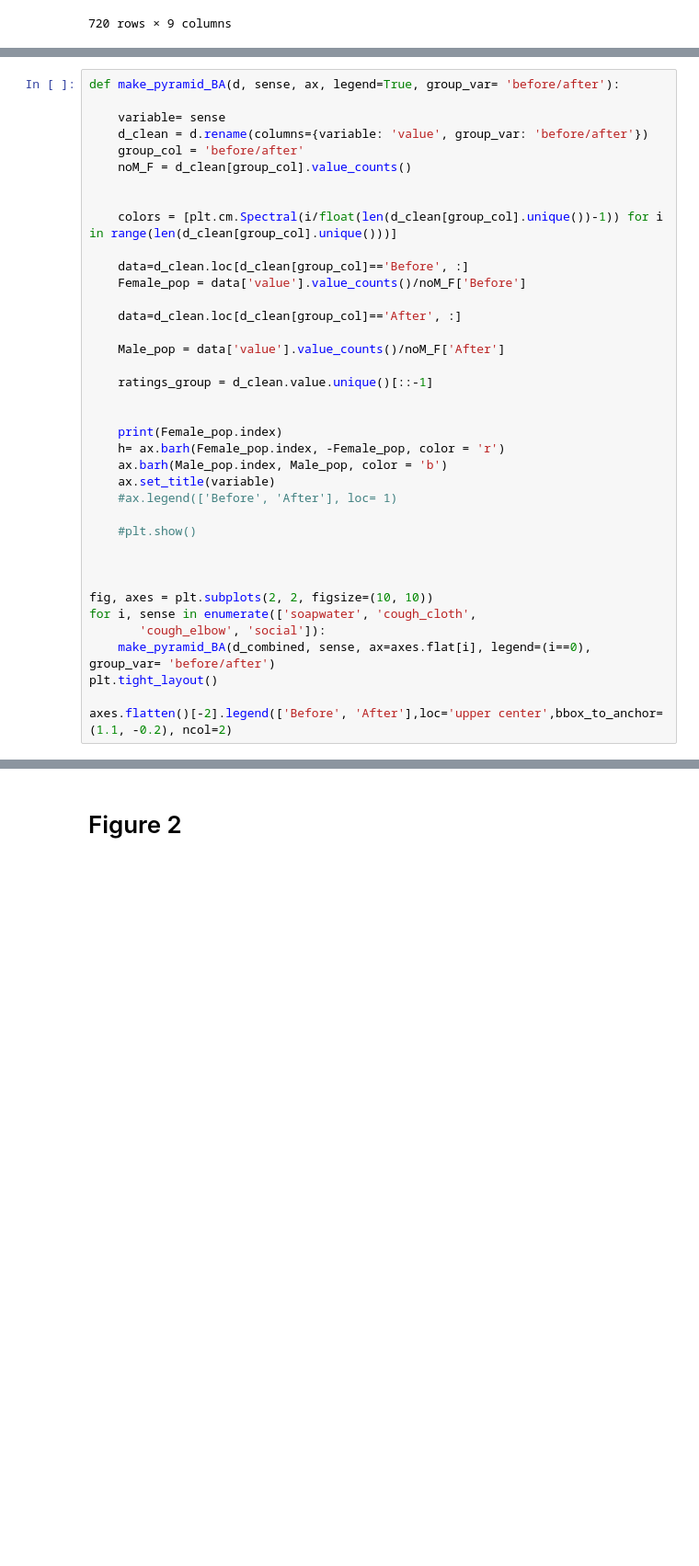
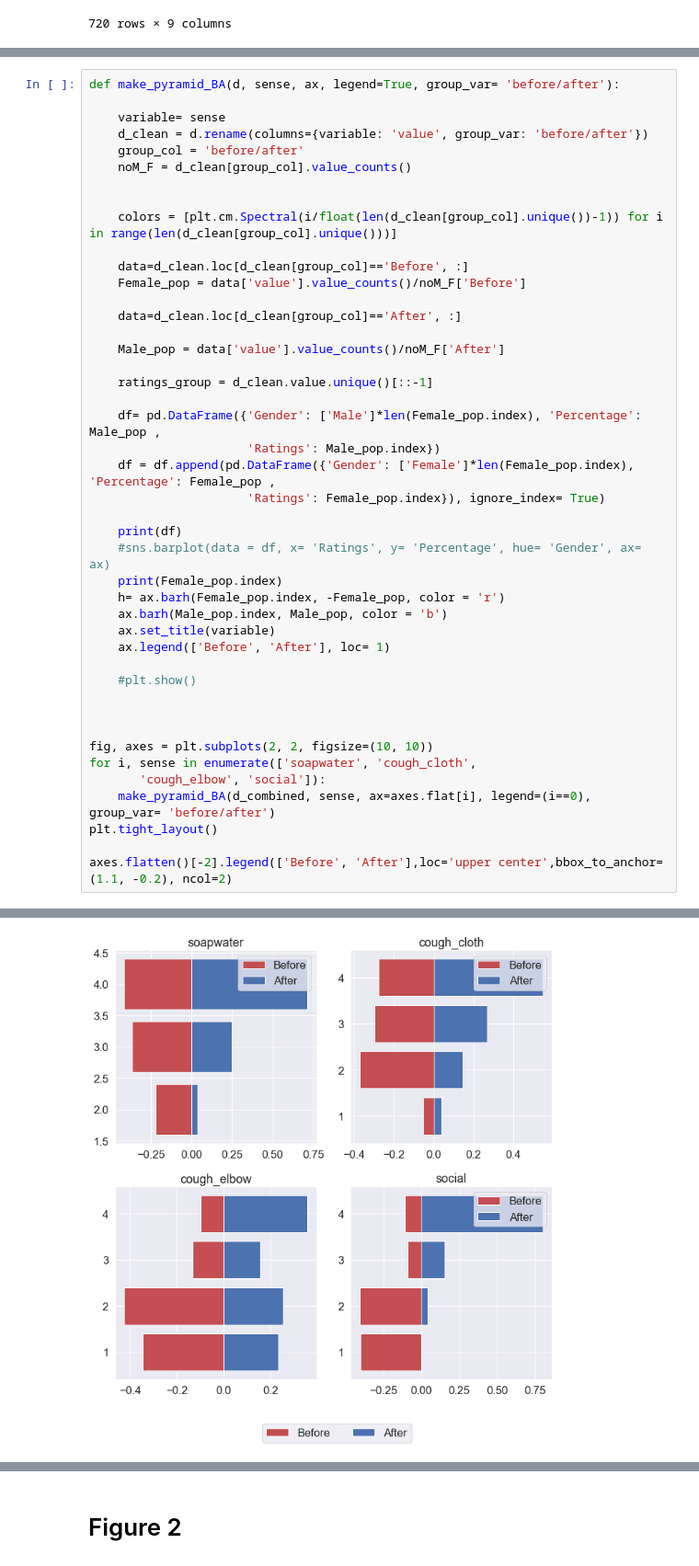
Before and after one commit to riteshcanfly/Social-etiquette, a Jupyter notebook: Analysis.ipynb, the cells around one changed output, grey strips where cells are left out. Shown: that part at 92% size. Drawn from its saved outputs; the diff is of its cells as text; blank space fills up the shorter version.

```diff
--- a/Analysis.ipynb
+++ b/Analysis.ipynb
@@ -247,12 +290,18 @@ def make_pyramid_BA(d, sense, ax, legend=True, group_var= 'before/after'):
 
     ratings_group = d_clean.value.unique()[::-1]
 
+    df= pd.DataFrame({'Gender': ['Male']*len(Female_pop.index), 'Percentage': Male_pop ,
+                      'Ratings': Male_pop.index})
+    df = df.append(pd.DataFrame({'Gender': ['Female']*len(Female_pop.index), 'Percentage': Female_pop ,
+                      'Ratings': Female_pop.index}), ignore_index= True)
 
+    print(df)
+    #sns.barplot(data = df, x= 'Ratings', y= 'Percentage', hue= 'Gender', ax= ax)
     print(Female_pop.index)
     h= ax.barh(Female_pop.index, -Female_pop, color = 'r')
     ax.barh(Male_pop.index, Male_pop, color = 'b')
     ax.set_title(variable)
-    #ax.legend(['Before', 'After'], loc= 1)
+    ax.legend(['Before', 'After'], loc= 1)
 
     #plt.show()
 
@@ -265,3 +314,4 @@ for i, sense in enumerate(['soapwater', 'cough_cloth',
 plt.tight_layout()
 
 axes.flatten()[-2].legend(['Before', 'After'],loc='upper center',bbox_to_anchor=(1.1, -0.2), ncol=2)
+# %% [output]
@@ -267,0 +336 @@ axes.flatten()[-2].legend(['Before', 'After'],loc='upper center',bbox_to_anchor=
+[figure, added]
```
Also changed, not shown: parts of 12 cells of this notebook, 14 other files.
